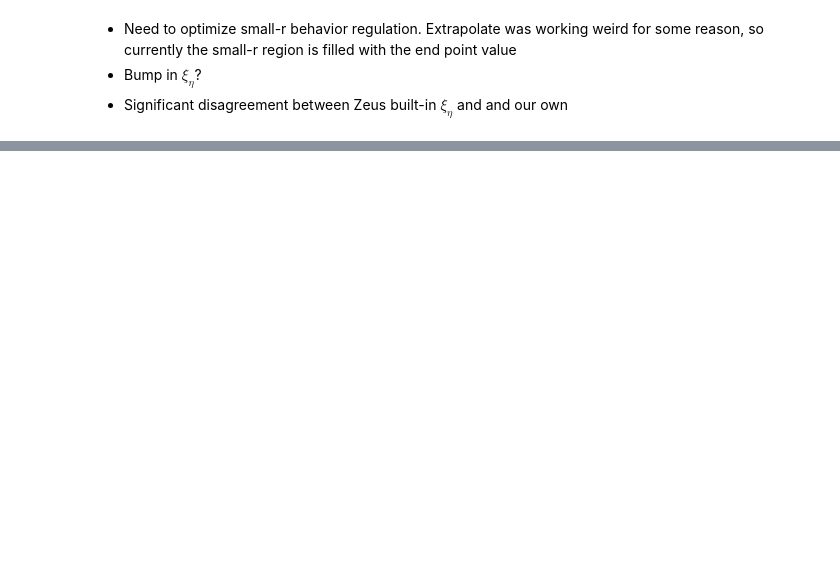
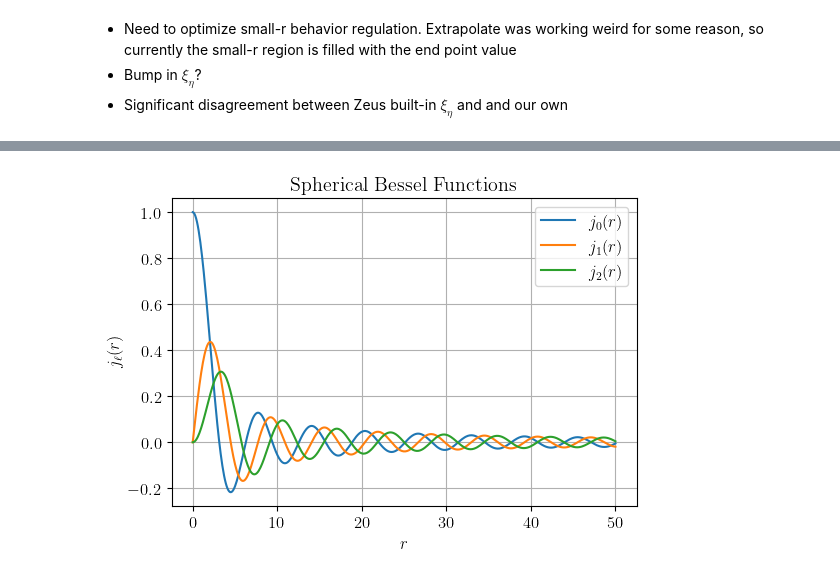
Before and after one commit to ryanyrzh/Zeus21, a Jupyter notebook: aniso_tests/xi_eta_aniso.ipynb, the cells around one changed output, grey strips where cells are left out. Cells and saved outputs as stored; diff of their text form; code cells hidden in the pictures; blank space fills up the shorter version.

```diff
--- a/aniso_tests/xi_eta_aniso.ipynb
+++ b/aniso_tests/xi_eta_aniso.ipynb
@@ -88,0 +76,20 @@ ax.loglog(klist, P_eta_ours, label=r'$P_{\eta,\mathrm{ours}}(k)$', linestyle='--
+# %%
+from scipy.special import spherical_jn
+
+r = np.linspace(0, 50, 500)
+j0 = spherical_jn(0, r)
+j1 = spherical_jn(1, r)
+j2 = spherical_jn(2, r)
+
+plt.figure(figsize=(6,4))
+plt.plot(r, j0, label='$j_0(r)$')
+plt.plot(r, j1, label='$j_1(r)$')
+plt.plot(r, j2, label='$j_2(r)$')
+plt.xlabel(r'$r$')
+plt.ylabel(r'$j_\ell(r)$')
+plt.title('Spherical Bessel Functions')
+plt.legend()
+plt.grid(True)
+plt.show()
+# %% [output]
+[figure, added]
```
Also changed, not shown: parts of 8 cells of this notebook, 3 other files.
